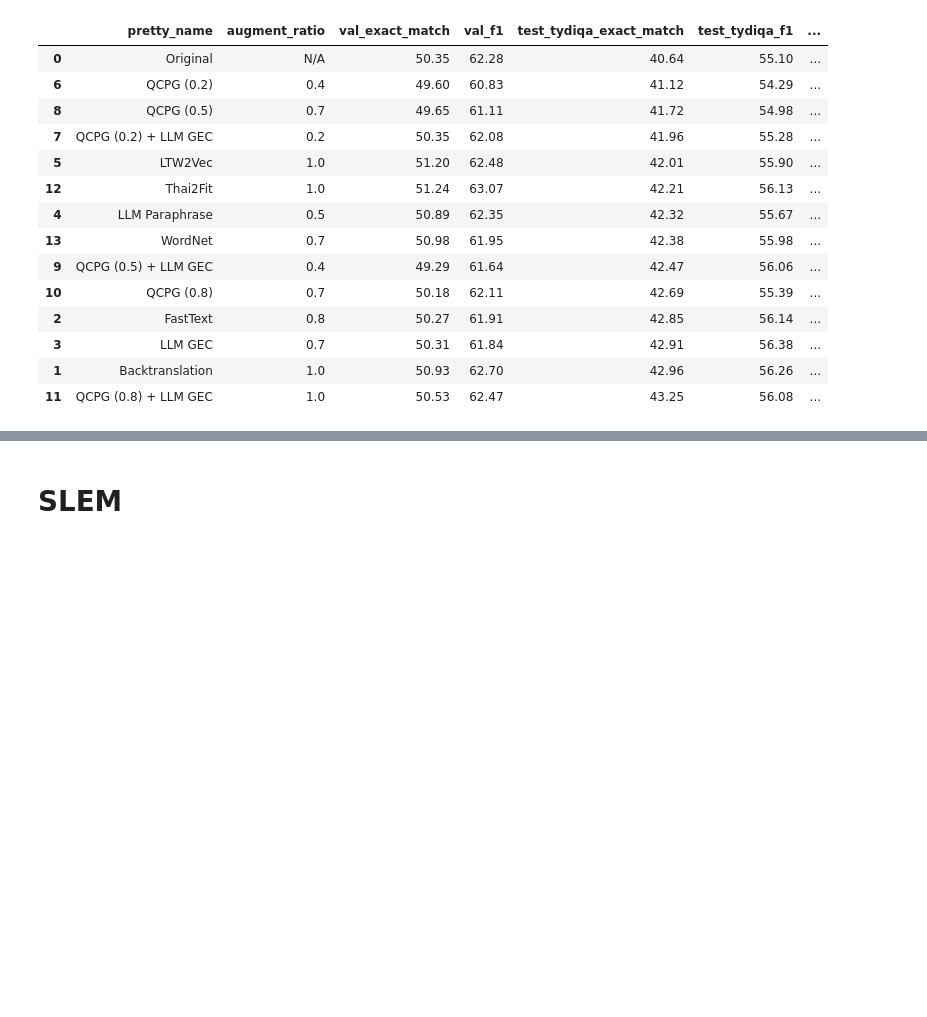
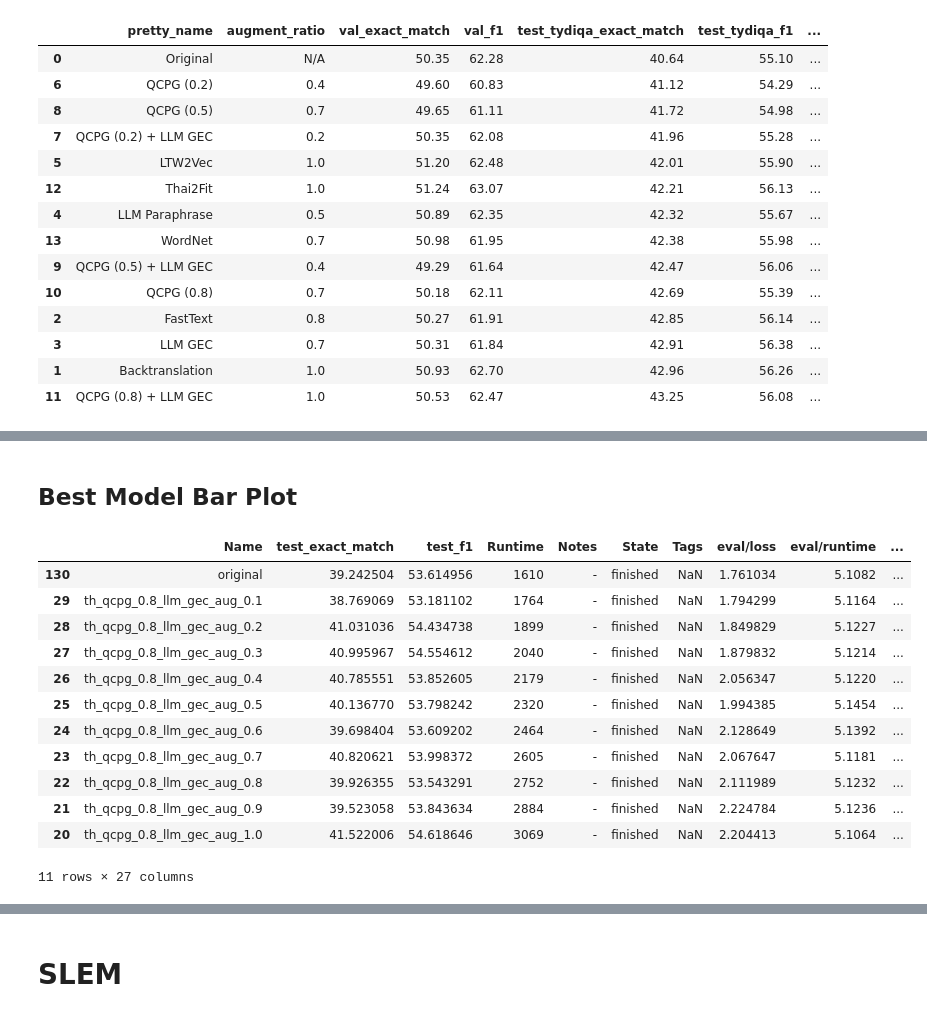
Before and after one commit to parinzee/cross-lingual-data-augmentation-for-thai-qa, a Jupyter notebook: results/mrc_analysis.ipynb, the cells around one changed output, grey strips where cells are left out. Cells and saved outputs as stored; diff of their text form; code cells hidden in the pictures; blank space fills up the shorter version.

```diff
--- a/results/mrc_analysis.ipynb
+++ b/results/mrc_analysis.ipynb
@@ -281,2 +270,21 @@ export_latex_tables(
         "cosine_distance.tex"
 )
+# %% [markdown]
+## Best Model Bar Plot
+# %%
+best_runs = data[(data["Name"].str.contains("th_qcpg_0.8") & data["Name"].str.contains("llm_gec")) | data["Name"].str.contains("original")].sort_values("Name")
+best_runs
+# %% [output]
+|  | Name | test_exact_match | test_f1 | Runtime | Notes | State | Tags | eval/loss | eval/runtime | ... |
+| 130 | original | 39.242504 | 53.614956 | 1610 | - | finished | NaN | 1.761034 | 5.1082 | ... |
+| 29 | th_qcpg_0.8_llm_gec_aug_0.1 | 38.769069 | 53.181102 | 1764 | - | finished | NaN | 1.794299 | 5.1164 | ... |
+| 28 | th_qcpg_0.8_llm_gec_aug_0.2 | 41.031036 | 54.434738 | 1899 | - | finished | NaN | 1.849829 | 5.1227 | ... |
+| 27 | th_qcpg_0.8_llm_gec_aug_0.3 | 40.995967 | 54.554612 | 2040 | - | finished | NaN | 1.879832 | 5.1214 | ... |
+| 26 | th_qcpg_0.8_llm_gec_aug_0.4 | 40.785551 | 53.852605 | 2179 | - | finished | NaN | 2.056347 | 5.1220 | ... |
+| 25 | th_qcpg_0.8_llm_gec_aug_0.5 | 40.136770 | 53.798242 | 2320 | - | finished | NaN | 1.994385 | 5.1454 | ... |
+| 24 | th_qcpg_0.8_llm_gec_aug_0.6 | 39.698404 | 53.609202 | 2464 | - | finished | NaN | 2.128649 | 5.1392 | ... |
+| 23 | th_qcpg_0.8_llm_gec_aug_0.7 | 40.820621 | 53.998372 | 2605 | - | finished | NaN | 2.067647 | 5.1181 | ... |
+| 22 | th_qcpg_0.8_llm_gec_aug_0.8 | 39.926355 | 53.543291 | 2752 | - | finished | NaN | 2.111989 | 5.1232 | ... |
+| 21 | th_qcpg_0.8_llm_gec_aug_0.9 | 39.523058 | 53.843634 | 2884 | - | finished | NaN | 2.224784 | 5.1236 | ... |
+| 20 | th_qcpg_0.8_llm_gec_aug_1.0 | 41.522006 | 54.618646 | 3069 | - | finished | NaN | 2.204413 | 5.1064 | ... |
+11 rows × 27 columns
```
Also changed, not shown: parts of 14 cells of this notebook, 4 other files.
